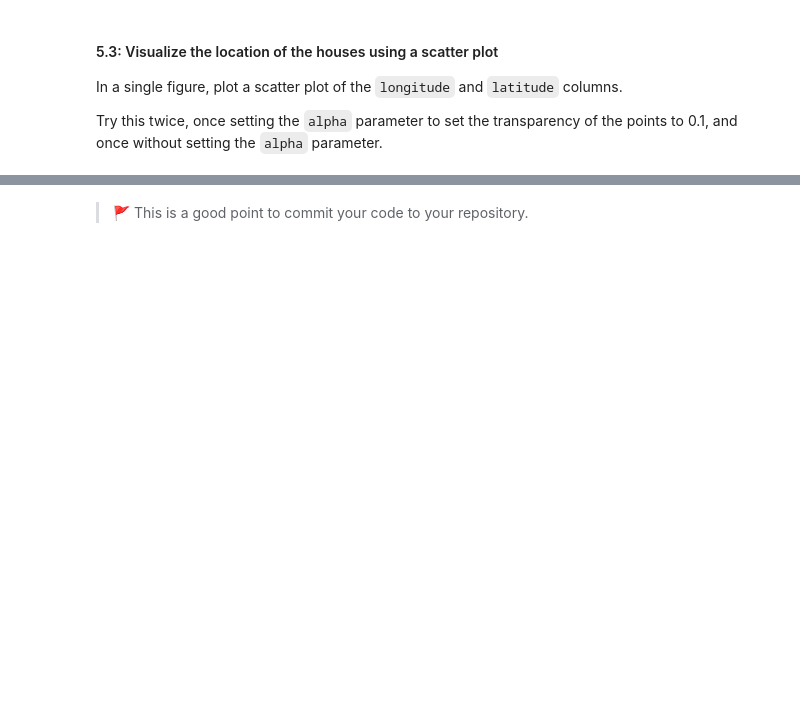
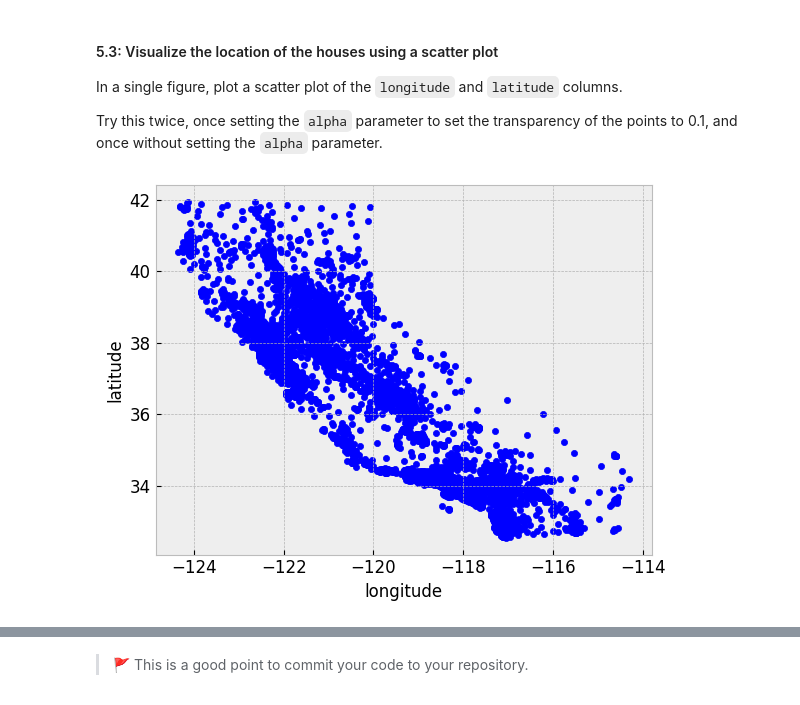
Before and after one commit to IT4063-Spring2025/eda-assignment-ravinayakk, a Jupyter notebook: notebook.ipynb, the cells around one changed output, grey strips where cells are left out. Cells and saved outputs as stored; diff of their text form; code cells hidden in the pictures; blank space fills up the shorter version.

```diff
--- a/notebook.ipynb
+++ b/notebook.ipynb
@@ -210,5 +210,9 @@ In a single figure, plot a scatter plot of the `longitude` and `latitude` column
 Try this twice, once setting the `alpha` parameter to set the transparency of the points to 0.1, and once without setting the `alpha` parameter.
 # %%
 # 💻 scatter plat without alpha
+housing.plot.scatter(x="longitude", y="latitude")
+plt.show()
+# %% [output]
+[figure, added]
 # %%
 # 💻 scatter plat with alpha
```
Also changed, not shown: parts of 1 cell of this notebook.
